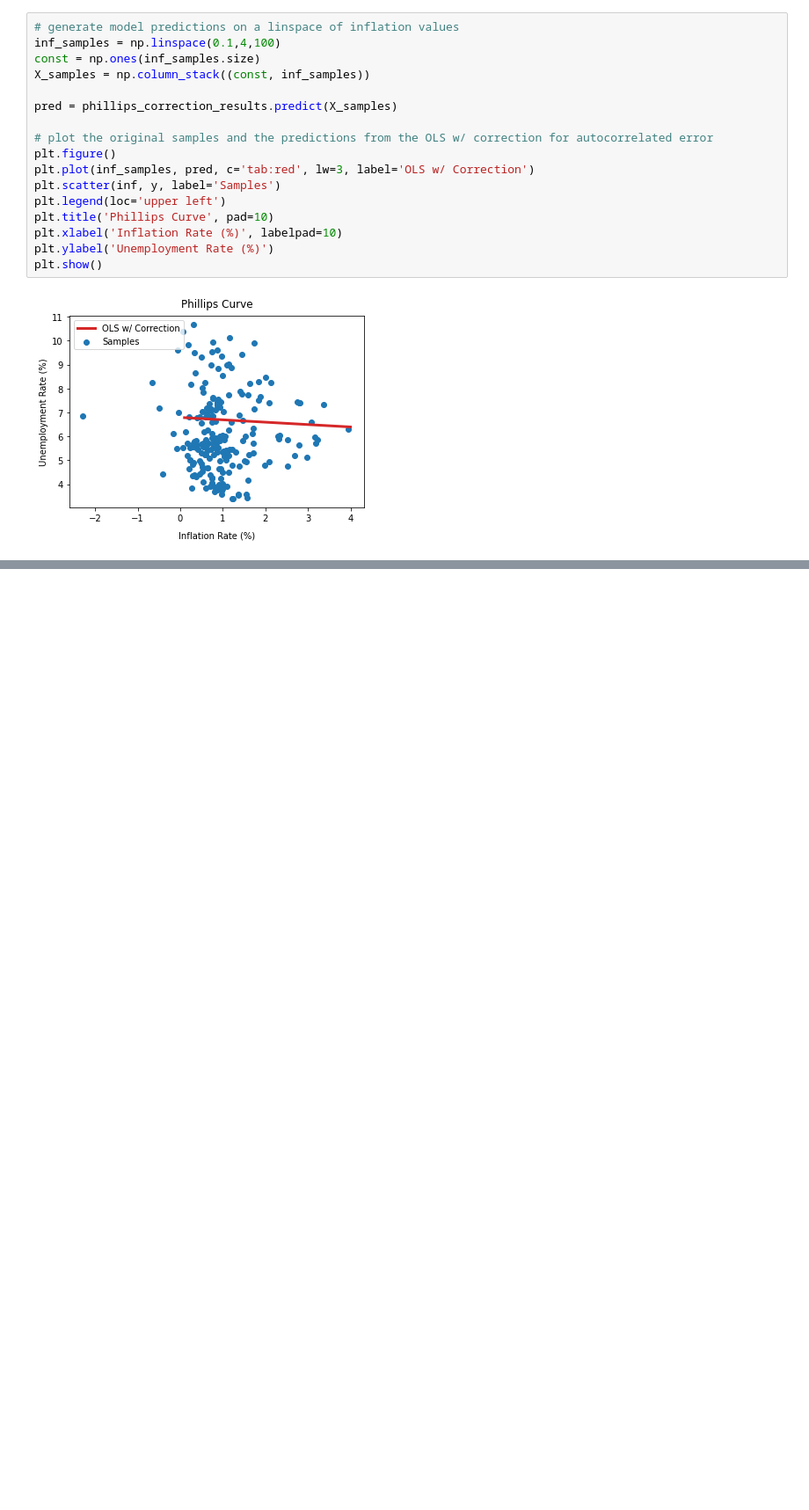
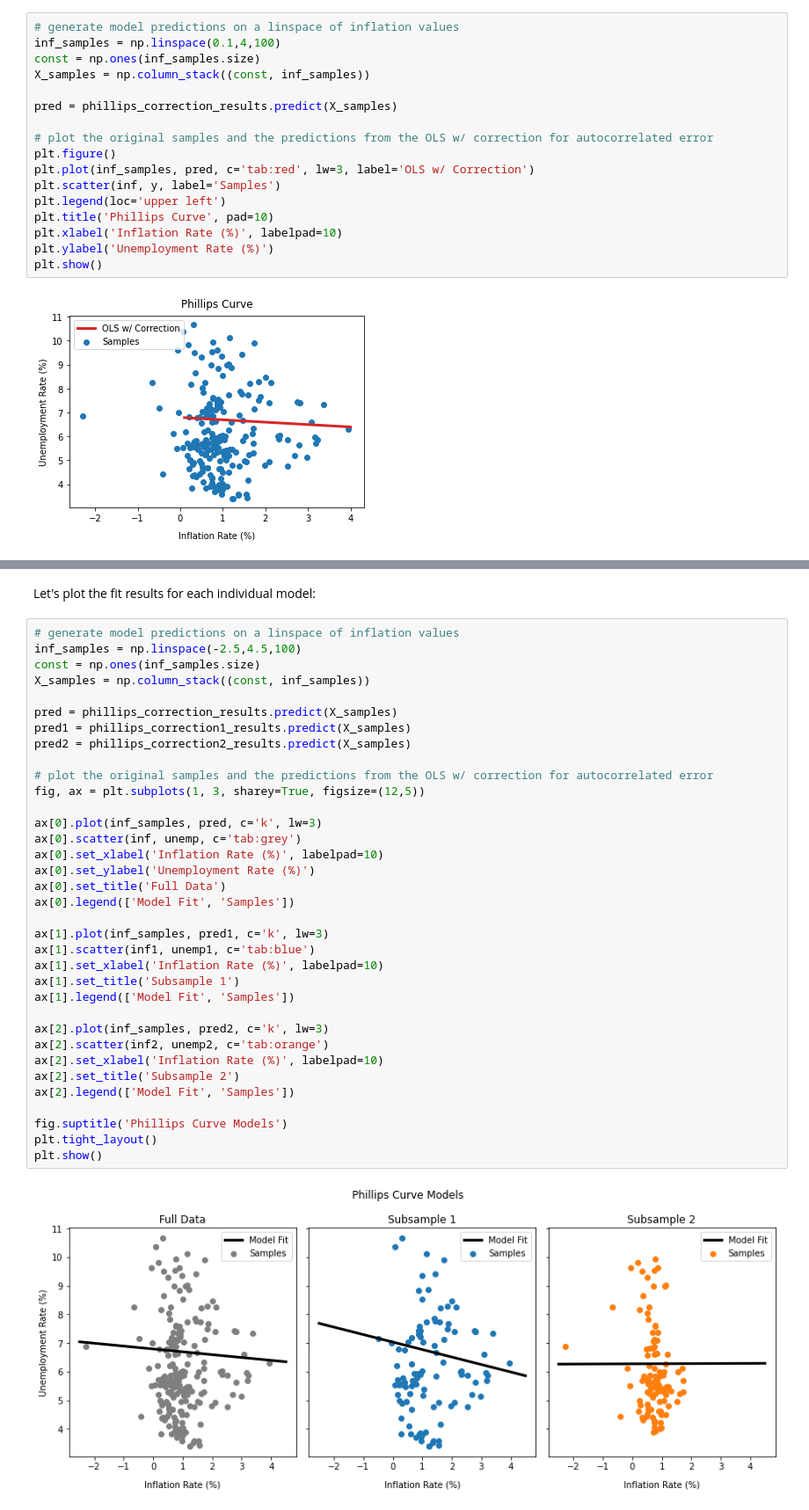
Before and after one commit to lucasbarretto/MODS202, a Jupyter notebook: Projet2/Projet2.ipynb, the cells around one changed output, grey strips where cells are left out. Shown at 88% size. Saved outputs shown, nothing was run; the diff lists cells and outputs as text; blank space fills up the shorter version.

```diff
--- a/Projet2/Projet2.ipynb
+++ b/Projet2/Projet2.ipynb
@@ -323,0 +456,39 @@ plt.show()
+# %% [markdown]
+Let's plot the fit results for each individual model:
+# %%
+# generate model predictions on a linspace of inflation values
+inf_samples = np.linspace(-2.5,4.5,100)
+const = np.ones(inf_samples.size)
+X_samples = np.column_stack((const, inf_samples))
+
+pred = phillips_correction_results.predict(X_samples)
+pred1 = phillips_correction1_results.predict(X_samples)
+pred2 = phillips_correction2_results.predict(X_samples)
+
+# plot the original samples and the predictions from the OLS w/ correction for autocorrelated error
+fig, ax = plt.subplots(1, 3, sharey=True, figsize=(12,5))
+
+ax[0].plot(inf_samples, pred, c='k', lw=3)
+ax[0].scatter(inf, unemp, c='tab:grey')
+ax[0].set_xlabel('Inflation Rate (%)', labelpad=10)
+ax[0].set_ylabel('Unemployment Rate (%)')
+ax[0].set_title('Full Data')
+ax[0].legend(['Model Fit', 'Samples'])
+
+ax[1].plot(inf_samples, pred1, c='k', lw=3)
+ax[1].scatter(inf1, unemp1, c='tab:blue')
+ax[1].set_xlabel('Inflation Rate (%)', labelpad=10)
+ax[1].set_title('Subsample 1')
+ax[1].legend(['Model Fit', 'Samples'])
+
+ax[2].plot(inf_samples, pred2, c='k', lw=3)
+ax[2].scatter(inf2, unemp2, c='tab:orange')
+ax[2].set_xlabel('Inflation Rate (%)', labelpad=10)
+ax[2].set_title('Subsample 2')
+ax[2].legend(['Model Fit', 'Samples'])
+
+fig.suptitle('Phillips Curve Models')
+plt.tight_layout()
+plt.show()
+# %% [output]
+[figure, added]
```
Also changed, not shown: parts of 35 cells of this notebook.
